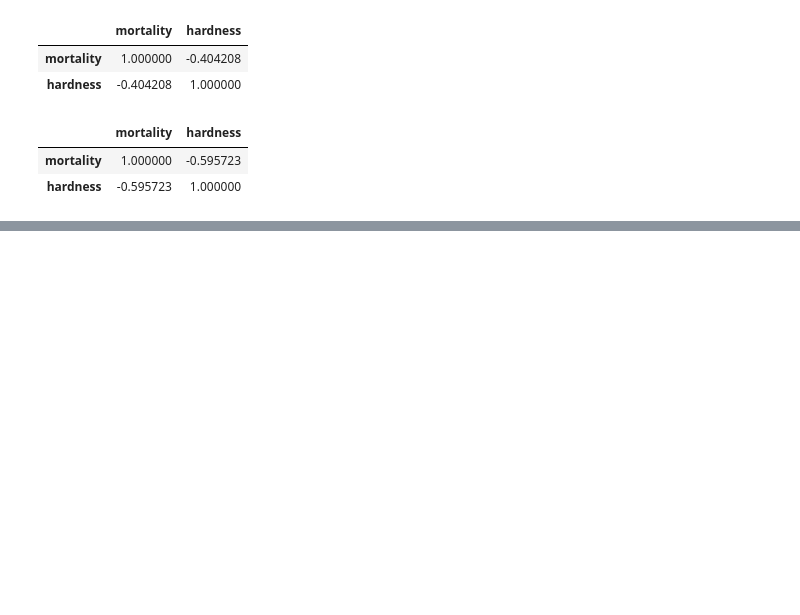
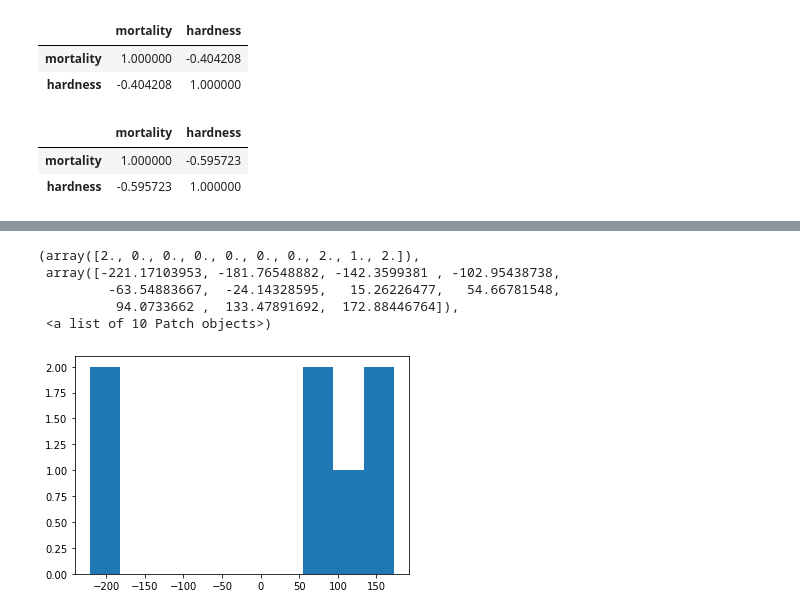
Before and after one commit to Marpl7/Netology_python, a Jupyter notebook: Correlation_regression/Water.ipynb, the cells around one changed output, grey strips where cells are left out. Drawn from its saved outputs; the diff is of its cells as text; code cells hidden in the pictures; blank space fills up the shorter version.

```diff
--- a/Correlation_regression/Water.ipynb
+++ b/Correlation_regression/Water.ipynb
@@ -151,3 +170,12 @@ plt.plot(X_test, y_pred, c='r')
+# %%
+plt.hist(y_test-y_pred)
+# %% [output]
+(array([2., 0., 0., 0., 0., 0., 0., 2., 1., 2.]),
+ array([-221.17103953, -181.76548882, -142.3599381 , -102.95438738,
+         -63.54883667,  -24.14328595,   15.26226477,   54.66781548,
+          94.0733662 ,  133.47891692,  172.88446764]),
+ <a list of 10 Patch objects>)
+[figure, added]
 # %%
 X = data_south[['hardness']]
 y = data_south['mortality']
```
Also changed, not shown: parts of 15 cells of this notebook.
